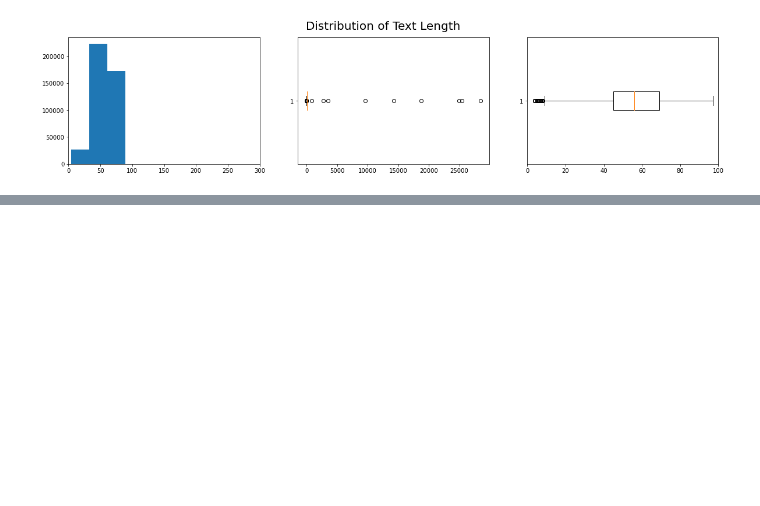
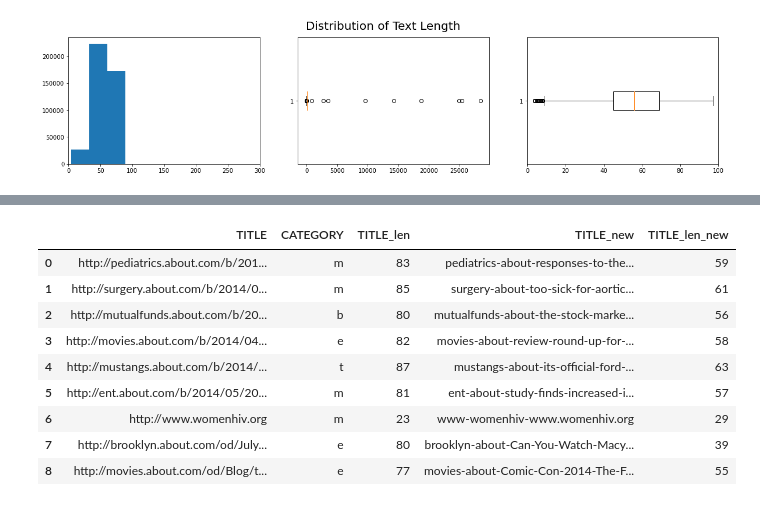
Before and after one commit to sam351/NLP_study, a Jupyter notebook: kaggle_news_dataset/201003_News-dataset_01_Train-LSTM.ipynb, the cells around one changed output, grey strips where cells are left out. Cells and saved outputs as stored; diff of their text form; code cells hidden in the pictures; blank space fills up the shorter version.

```diff
--- a/kaggle_news_dataset/201003_News-dataset_01_Train-LSTM.ipynb
+++ b/kaggle_news_dataset/201003_News-dataset_01_Train-LSTM.ipynb
@@ -68,0 +125,19 @@ plt.show()
+# %%
+# Check outliers - TITLE with only URL
+outlier_df = data[data.TITLE.str.startswith('http://')].reset_index(drop=True)
+
+## extract content-related keywords from URL
+outlier_df['TITLE_new'] = outlier_df['TITLE'].apply(lambda x : x.split('//')[-1].split('.')[0] + '-' + x.split('//')[-1].split('.')[1] + '-'  + x.split('/')[-1])
+outlier_df['TITLE_len_new'] = outlier_df['TITLE_new'].apply(len)
+display(outlier_df)
+# %% [output]
+|  | TITLE | CATEGORY | TITLE_len | TITLE_new | TITLE_len_new |
+| 0 | http://pediatrics.about.com/b/201... | m | 83 | pediatrics-about-responses-to-the... | 59 |
+| 1 | http://surgery.about.com/b/2014/0... | m | 85 | surgery-about-too-sick-for-aortic... | 61 |
+| 2 | http://mutualfunds.about.com/b/20... | b | 80 | mutualfunds-about-the-stock-marke... | 56 |
+| 3 | http://movies.about.com/b/2014/04... | e | 82 | movies-about-review-round-up-for-... | 58 |
+| 4 | http://mustangs.about.com/b/2014/... | t | 87 | mustangs-about-its-official-ford-... | 63 |
+| 5 | http://ent.about.com/b/2014/05/20... | m | 81 | ent-about-study-finds-increased-i... | 57 |
+| 6 | http://www.womenhiv.org | m | 23 | www-womenhiv-www.womenhiv.org | 29 |
+| 7 | http://brooklyn.about.com/od/July... | e | 80 | brooklyn-about-Can-You-Watch-Macy... | 39 |
+| 8 | http://movies.about.com/od/Blog/t... | e | 77 | movies-about-Comic-Con-2014-The-F... | 55 |
```
Also changed, not shown: parts of 4 cells of this notebook.
